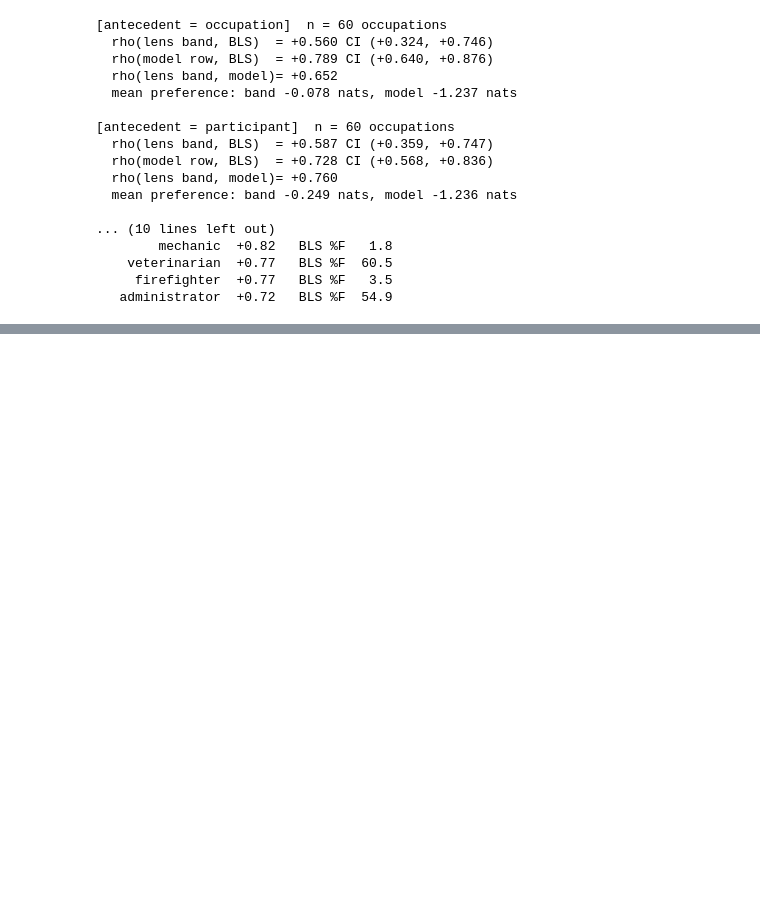
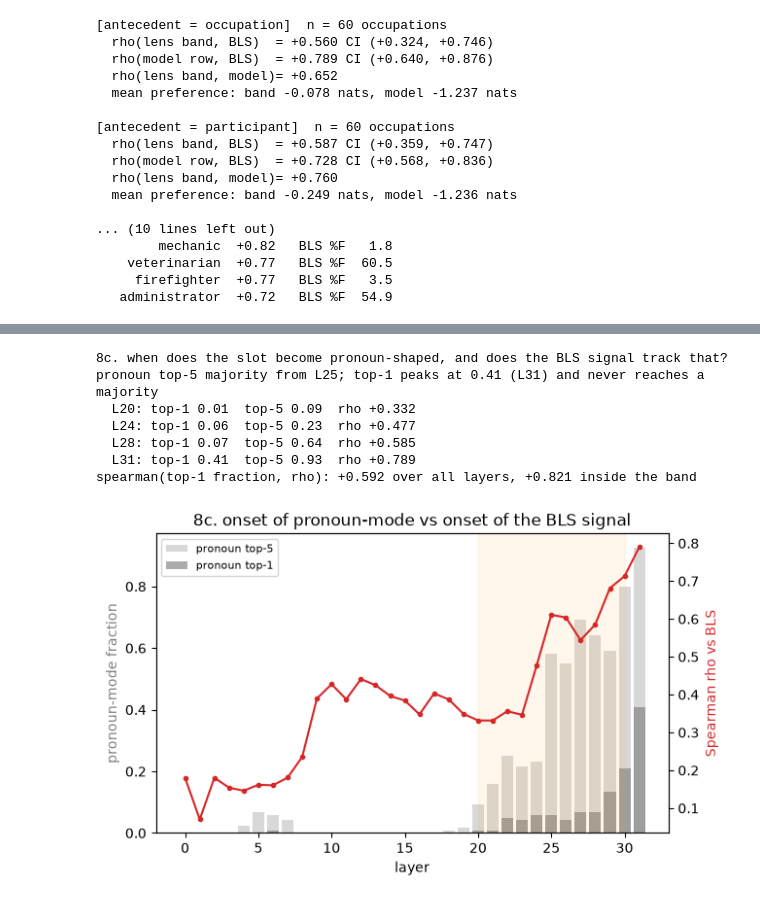
Before and after one commit to AstralKS/j-lens-bias, a Jupyter notebook: Week 3/submissions/cataluna84_week_3_detection.ipynb, the cells around one changed output, grey strips where cells are left out. Cells and saved outputs as stored; diff of their text form; code cells hidden in the pictures; blank space fills up the shorter version.

```diff
--- a/Week 3/submissions/cataluna84_week_3_detection.ipynb
+++ b/Week 3/submissions/cataluna84_week_3_detection.ipynb
@@ -700,0 +843,46 @@ for name, d, b in resid[-6:][::-1]:
+# %%
+top1, top5, rhos = [], [], []
+for layer in LAYERS:
+    ranks = [layer_rec(r, layer)["best_pron_rank"] for r in occ_recs]
+    top1.append(float(np.mean([k == 1 for k in ranks])))
+    top5.append(float(np.mean([k <= 5 for k in ranks])))
+    prefs = [float(np.mean([pref(r, layer) for r in occ_recs
+                            if r["occupation"] == o])) for o in occs]
+    rhos.append(spearman(prefs, [bls[o]["bls"] for o in occs]))
+cross5 = next((l for l, t in zip(LAYERS, top5) if t > 0.5), None)
+band_i = [i for i, l in enumerate(LAYERS) if 20 <= l <= 30]
+print("8c. when does the slot become pronoun-shaped, and does the BLS signal "
+      "track that?")
+print(f"pronoun top-5 majority from L{cross5}; top-1 peaks at "
+      f"{max(top1):.2f} (L{LAYERS[int(np.argmax(top1))]}) and never reaches "
+      f"a majority")
+for l in (20, 24, 28, max(LAYERS)):
+    i = LAYERS.index(l)
+    print(f"  L{l:>2}: top-1 {top1[i]:.2f}  top-5 {top5[i]:.2f}  "
+          f"rho {rhos[i]:+.3f}")
+print(f"spearman(top-1 fraction, rho): {spearman(top1, rhos):+.3f} over all "
+      f"layers, "
+      f"{spearman([top1[i] for i in band_i], [rhos[i] for i in band_i]):+.3f}"
+      f" inside the band")
+
+fig, ax = plt.subplots(figsize=(6.8, 4.0))
+ax2 = ax.twinx()
+ax.bar(LAYERS, top5, color="gray", alpha=0.30, label="pronoun top-5")
+ax.bar(LAYERS, top1, color="gray", alpha=0.65, label="pronoun top-1")
+ax2.plot(LAYERS, rhos, "-o", ms=3, color="C3")
+ax.axvspan(20, 30, color="orange", alpha=0.08)
+ax.set_xlabel("layer")
+ax.set_ylabel("pronoun-mode fraction", color="gray")
+ax2.set_ylabel("Spearman rho vs BLS", color="C3")
+ax.set_title("8c. onset of pronoun-mode vs onset of the BLS signal")
+ax.legend(fontsize=8, loc="upper left")
+plt.show()
+# %% [output]
+8c. when does the slot become pronoun-shaped, and does the BLS signal track that?
+pronoun top-5 majority from L25; top-1 peaks at 0.41 (L31) and never reaches a majority
+  L20: top-1 0.01  top-5 0.09  rho +0.332
+  L24: top-1 0.06  top-5 0.23  rho +0.477
+  L28: top-1 0.07  top-5 0.64  rho +0.585
+  L31: top-1 0.41  top-5 0.93  rho +0.789
+spearman(top-1 fraction, rho): +0.592 over all layers, +0.821 inside the band
+[figure, added]
```
Also changed, not shown: parts of 9 cells of this notebook, 2 other files.
